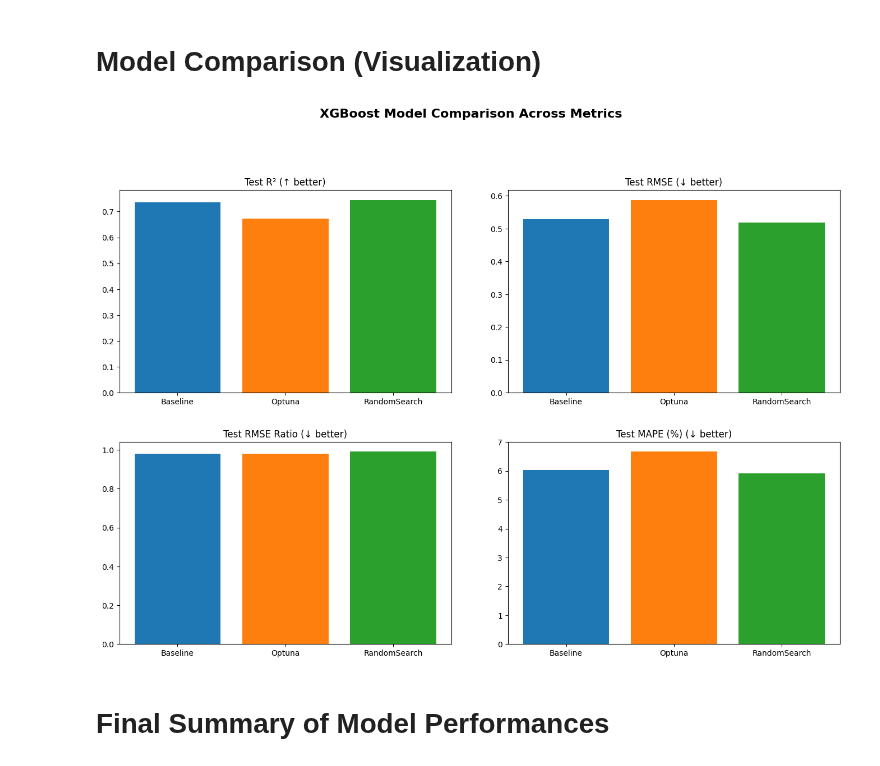
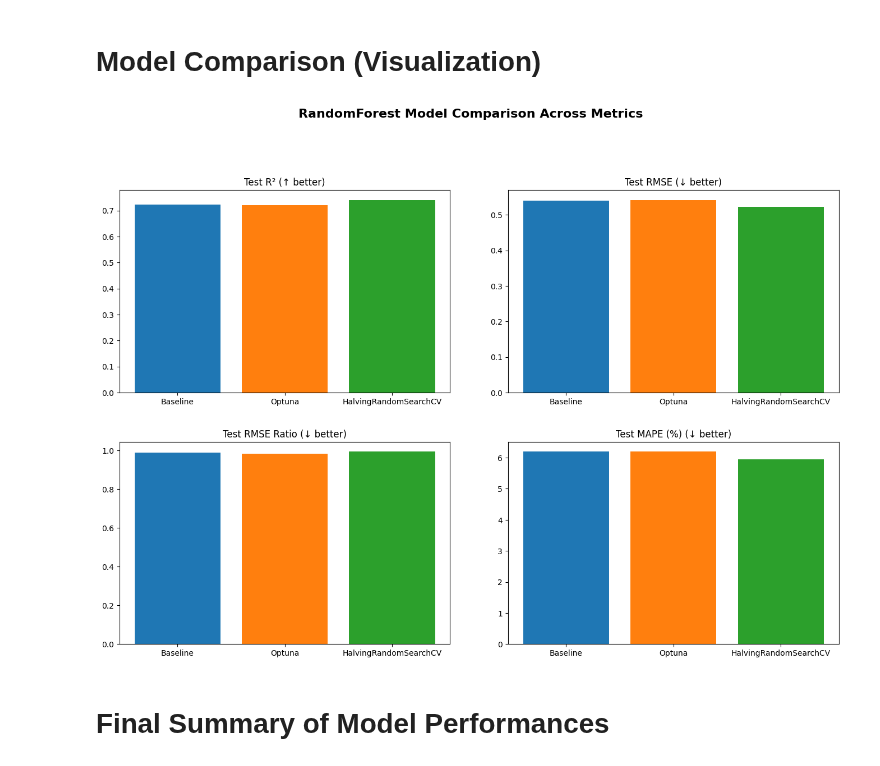
Before and after one commit to tshihab07/Super-Market-Sales-Forecasting, a Jupyter notebook: notebookes/model_RandomForest.ipynb, the cells around one changed output. Cells and saved outputs as stored; diff of their text form; code cells hidden in the pictures.

Commit message:
feat: add HalvingSearchCV Optimization with hyperparameter tuning

```diff
--- a/notebookes/model_RandomForest.ipynb
+++ b/notebookes/model_RandomForest.ipynb
@@ -301,8 +319,8 @@ randomSearch_model = random_search.best_estimator_
 ## Apply Model to Make Predictions
 # %%
 # make predictions on train and test set
-y_train_pred_random = randomSearch_model.predict(x_train)
-y_test_pred_random = randomSearch_model.predict(x_test)
+y_train_pred_random = halvingSearch_model.predict(x_train)
+y_test_pred_random = halvingSearch_model.predict(x_test)
 # %% [markdown]
 ## Evaluating Optimized Model Performance
 Calculating Errors for train and test data
@@ -330,11 +348,11 @@ XGBoost - RandomSearchCV Optimized Modeling Performance
 # cross validation of all models
 cv_baseline = Evaluator.cv_evaluate(baseline_model, x_train, y_train, cv)
 cv_optuna = Evaluator.cv_evaluate(optuna_model, x_train, y_train, cv)
-cv_random = Evaluator.cv_evaluate(randomSearch_model, x_train, y_train, cv)
+cv_random = Evaluator.cv_evaluate(halvingSearch_model, x_train, y_train, cv)
 # %%
 # Evaluate cross-validation results
 cv_df = pd.DataFrame({
-    "Model": ["XGBoost (Baseline)", "XGBoost (Optuna)", "XGBoost (RandomSearchCV)"],
+    "Model": ["RandomForest (Baseline)", "RandomForest (Optuna)", "RandomForest (HalvingRandomSearchCV)"],
     "CV MSE": [cv_baseline['CV MSE'], cv_optuna['CV MSE'], cv_random['CV MSE']],
     "CV MAE": [cv_baseline['CV MAE'], cv_optuna['CV MAE'], cv_random['CV MAE']],
     "CV RMSE": [cv_baseline['CV RMSE'], cv_optuna['CV RMSE'], cv_random['CV RMSE']],
@@ -354,7 +372,7 @@ Cross-Validation Results:
 # Summarize Models Performance
 # %%
 # selected models
-models = ['XGBoost (Baseline)', 'XGBoost (Optuna)', 'XGBoost (RandomSearchCV)']
+models = ['RandomForest (Baseline)', 'RandomForest (Optuna)', 'RandomForest (HalvingRandomSearchCV)']
 
 # test metrics of all models
 test_metrics = [test_metrics_baseline, test_metrics_optuna, test_metrics_random]
@@ -419,7 +437,7 @@ XGBoost - Overfitting Analysis:
 # %% [markdown]
 # Model Comparison (Visualization)
 # %%
-""" XGBoost Model Performance Comparison """
+""" RandomForest Model Performance Comparison """
 
 # Define metrics and titles
 metrics = [
@@ -437,7 +455,7 @@ titles = [
 ]
 
 # Data preparation
-model_labels = ["Baseline", "Optuna", "RandomSearch"]
+model_labels = ["Baseline", "Optuna", "HalvingRandomSearchCV"]
 colors = ['#1f77b4', '#ff7f0e', '#2ca02c']
 
 values_dict = {
@@ -447,35 +465,35 @@ values_dict = {
     "Test MAPE": [test_metrics_baseline[4], test_metrics_optuna[4], test_metrics_random[4]]
 }
 
 # Figure setup
 n_metrics = len(metrics)
 rows, cols = 2, 2
 
 fig, axes = plt.subplots(rows, cols, figsize=(14, 10))
 axes = axes.flatten()
 
 # Plot each metric dynamically
 for i, metric in enumerate(metrics):
     ax = axes[i]
     values = values_dict[metric]
 
     # Create horizontal bar chart with model-specific colors
     bars = ax.bar(model_labels, values, color=colors)
 
     # Title and labels
     ax.set_title(titles[i], fontsize=12)
 
 
 # Hide any unused subplots (if any)
 for j in range(i + 1, len(axes)):
     fig.delaxes(axes[j])
 
 # Add overall title and adjust layout
-plt.suptitle("XGBoost Model Comparison Across Metrics", fontsize=16, fontweight='bold', y=1.02)
+plt.suptitle("RandomForest Model Comparison Across Metrics", fontsize=16, fontweight='bold', y=1.02)
 plt.tight_layout(pad=3.0, h_pad=3, w_pad=5)
 plt.show()
 # %% [output]
-[figure, old version]
+[figure, new version]
 # %% [markdown]
 # Final Summary of Model Performances
 # %%
```
Also changed, not shown: parts of 16 cells of this notebook.
